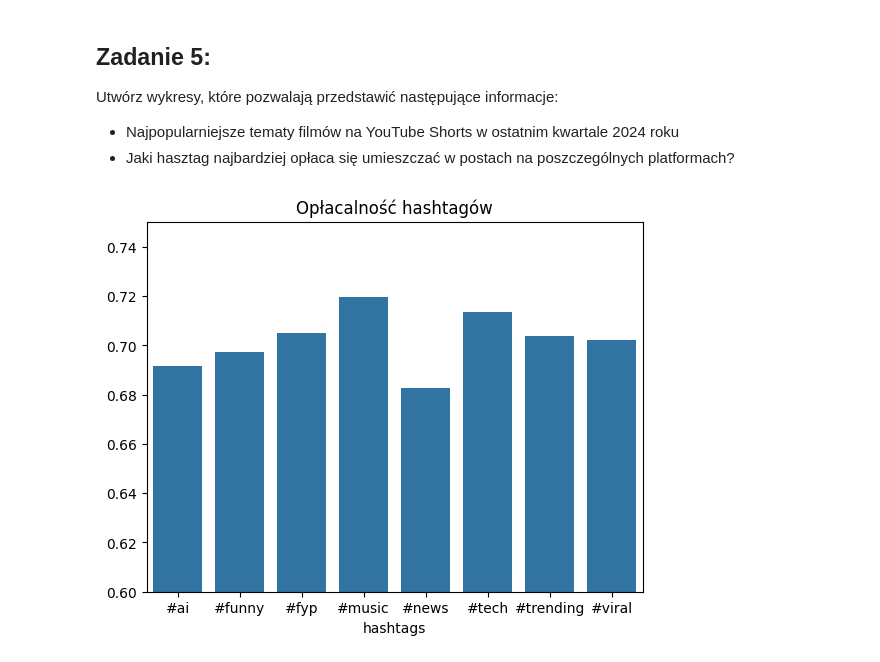
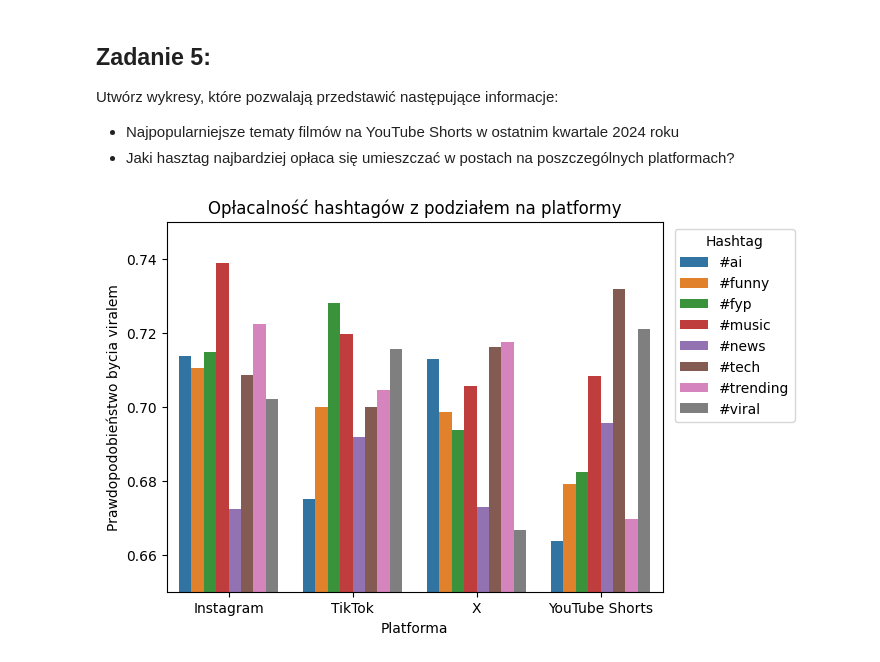
Before and after one commit to Zajecia-na-PWr-LR/lista-1-Oliwier2903, a Jupyter notebook: UczenieMaszynowe_25_26_Lista1.ipynb, the cells around one changed output. Drawn from its saved outputs; the diff is of its cells as text; code cells hidden in the pictures.

```diff
--- a/UczenieMaszynowe_25_26_Lista1.ipynb
+++ b/UczenieMaszynowe_25_26_Lista1.ipynb
@@ -186,24 +183,29 @@ Utwórz wykresy, które pozwalają przedstawić następujące informacje:
 # %%
 df = pd.read_csv("/content/data/social_media_viral_content_dataset.csv", sep=",")
 
-cf = df[(df["post_datetime"] >= "2024-10-1 00:00:00")].copy()
-cf = cf.groupby("topic")["is_viral"].mean()
+cf = df[((df["post_datetime"] >= "2024-10-01") & (df["post_datetime"] <= "2024-12-31 23:59:59") & (df["platform"] == "YouTube Shorts"))].copy()
+cf = cf.groupby("topic")["is_viral"].mean().sort_values(ascending=False)
 
 sns.barplot(x=cf.index, y=cf.values)
-plt.title("Popularność wśród tematów")
-plt.ylim(0.6, 0.75)
+plt.title("Popularność wśród tematów na YT Shorts Q4 2024")
+plt.xlabel("Temat")
+plt.ylabel("Szansa na viral")
+plt.ylim(0.6, 1)
 plt.savefig("viral_by_topic.png", dpi=150)
 
 
-cf = df[["hashtags", "is_viral"]].copy()
+cf = df[["hashtags", "platform", "is_viral"]].copy()
 cf['hashtags'] = cf['hashtags'].str.split(' ')
 cf_explode = cf.explode('hashtags').reset_index(drop=True)
-cf_explode = cf_explode.groupby("hashtags")["is_viral"].mean()
+cf_explode = cf_explode.groupby(["hashtags", "platform"])["is_viral"].mean().reset_index()
 
 plt.clf()
-sns.barplot(x=cf_explode.index, y=cf_explode.values)
-plt.title("Opłacalność hashtagów")
-plt.ylim(0.6, 0.75)
+sns.barplot(data=cf_explode, x="platform", y="is_viral", hue="hashtags")
+plt.legend(title="Hashtag", bbox_to_anchor=(1.01, 1))
+plt.xlabel("Platforma")
+plt.ylabel("Prawdopodobieństwo bycia viralem")
+plt.title("Opłacalność hashtagów z podziałem na platformy")
+plt.ylim(0.65, 0.75)
 plt.savefig("viral_by_hashtag.png", dpi=150)
 # %% [output]
-[figure, old version]
+[figure, new version]
```
Also changed, not shown: parts of 4 cells of this notebook.
